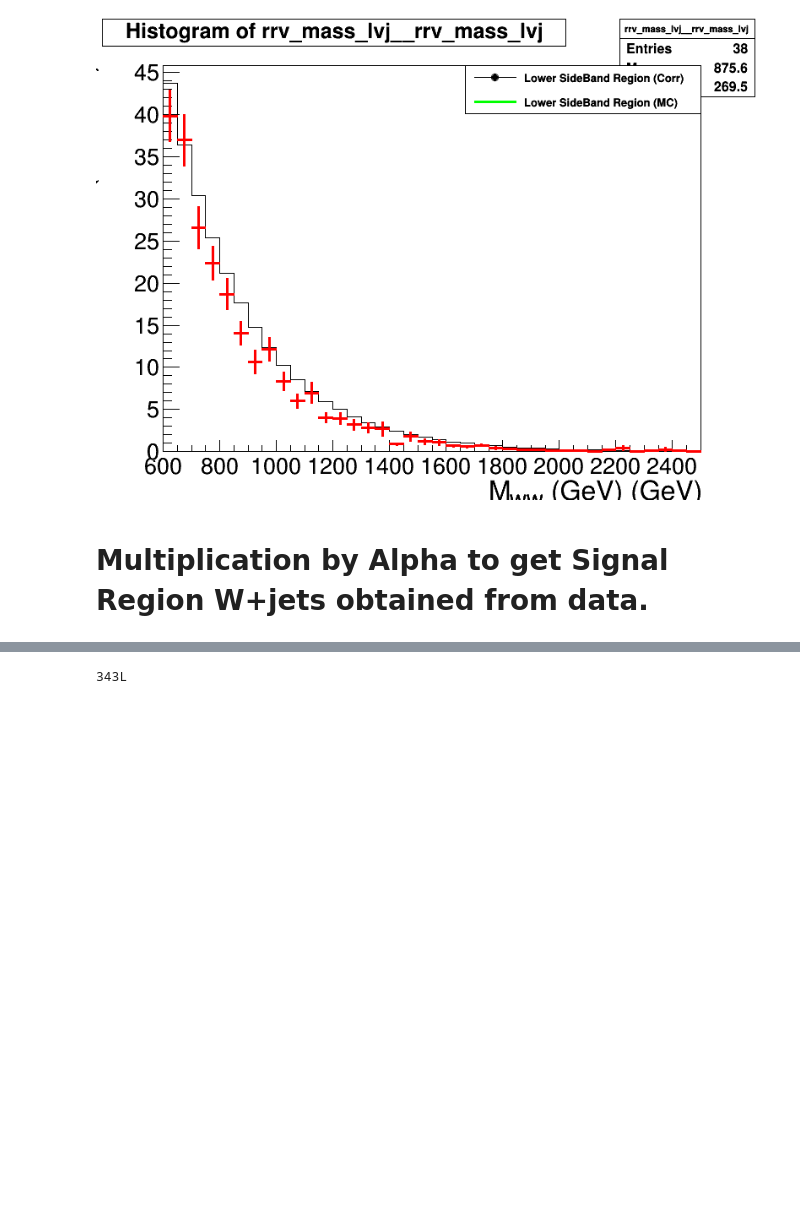
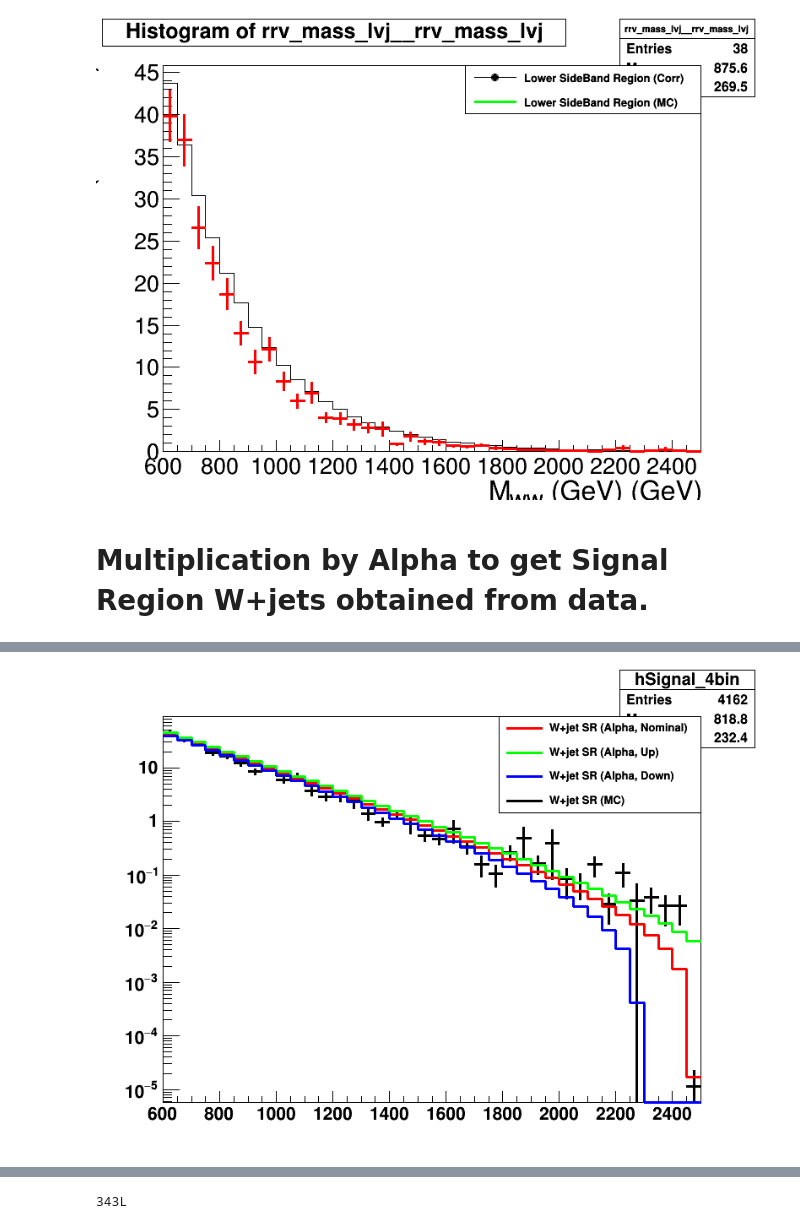
Before and after one commit to ram1123/EXOVVFitter, a Jupyter notebook: Alpha_Calculation_OnlyMC-New_Bin4-FitAlpha.ipynb, the cells around one changed output, grey strips where cells are left out. Cells and saved outputs as stored; diff of their text form; code cells hidden in the pictures; blank space fills up the shorter version.

```diff
--- a/Alpha_Calculation_OnlyMC-New_Bin4-FitAlpha.ipynb
+++ b/Alpha_Calculation_OnlyMC-New_Bin4-FitAlpha.ipynb
@@ -424,0 +366,79 @@ c1.Draw()
+# %%
+c1.Clear()
+leg = r.TLegend(0.6,0.9,.9,0.7)
+
+
+hModel_Sig = r.TH1F("hModel_Sig","",38,600,2500)
+hModel_Sig.Sumw2()
+hModel_Sig.SetMarkerColor(2)
+hModel_Sig.SetLineColor(2)
+hModel_Sig.SetLineWidth(3)
+hModel_Sig.SetMarkerSize(5)
+
+for i in range(1,39):
+    hModel_Sig.SetBinContent(i,Wjet_hist.GetBinContent(i)*hAlpha_Fit_38bin.GetBinContent(i))
+
+leg.AddEntry(hModel_Sig,"W+jet SR (Alpha, Nominal)")
+
+
+
+
+hModel_Sig_up = r.TH1F("hModel_Sig","",38,600,2500)
+hModel_Sig_up.Sumw2()
+hModel_Sig_up.SetMarkerColor(3)
+hModel_Sig_up.SetLineColor(3)
+hModel_Sig_up.SetLineWidth(3)
+hModel_Sig_up.SetMarkerSize(5)
+
+for i in range(1,39):
+    hModel_Sig_up.SetBinContent(i,Wjet_hist.GetBinContent(i)*hAlpha_Fit_up.GetBinContent(i))
+
+leg.AddEntry(hModel_Sig_up,"W+jet SR (Alpha, Up)")
+
+hModel_Sig_up.SaveAs("Wjet_Corr_Shape_Up.root")
+
+hModel_Sig_Down = r.TH1F("hModel_Sig","",38,600,2500)
+hModel_Sig_Down.Sumw2()
+hModel_Sig_Down.SetMarkerColor(4)
+hModel_Sig_Down.SetLineColor(4)
+hModel_Sig_Down.SetLineWidth(3)
+hModel_Sig_Down.SetMarkerSize(5)
+
+for i in range(1,39):
+    hModel_Sig_Down.SetBinContent(i,Wjet_hist.GetBinContent(i)*hAlpha_Fit_dn.GetBinContent(i))
+
+leg.AddEntry(hModel_Sig_Down,"W+jet SR (Alpha, Down)")
+
+
+
+hModel_Sig_Down.SaveAs("Wjet_Corr_Shape_Down.root")
+
+
+
+
+#hModel_Sig
+hSignal_4bin.Draw()
+hModel_Sig.Draw("same")
+hModel_Sig_up.Draw("same")
+hModel_Sig_Down.Draw("same")
+
+leg.AddEntry(hSignal_4bin,"W+jet SR (MC)")
+
+
+leg.Draw()
+
+print "Wjet yield = ", hModel_Sig.Integral()
+
+print "Bin 0 content = ",hModel_Sig.GetBinContent(1)
+print "Bin 2 content = ",hModel_Sig.GetBinContent(2)
+print "Bin 3 content = ",hModel_Sig.GetBinContent(3)
+print "Bin 4 content = ",hModel_Sig.GetBinContent(4)
+print "*"*20
+print "MC bin contents: \n"
+print "Bin 0 content = ",hSignal_4bin.GetBinContent(1)
+print "Bin 2 content = ",hSignal_4bin.GetBinContent(2)
+print "Bin 3 content = ",hSignal_4bin.GetBinContent(3)
+print "Bin 4 content = ",hSignal_4bin.GetBinContent(4)
+c1.SetLogy(1)
+c1.Draw()
+# %% [output]
@@ -424,0 +461 @@ c1.Draw()
+[figure, added]
```
Also changed, not shown: parts of 21 cells of this notebook.
